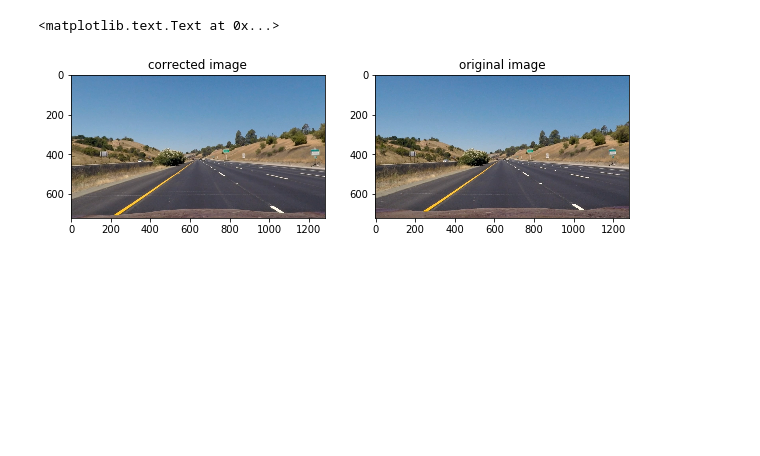
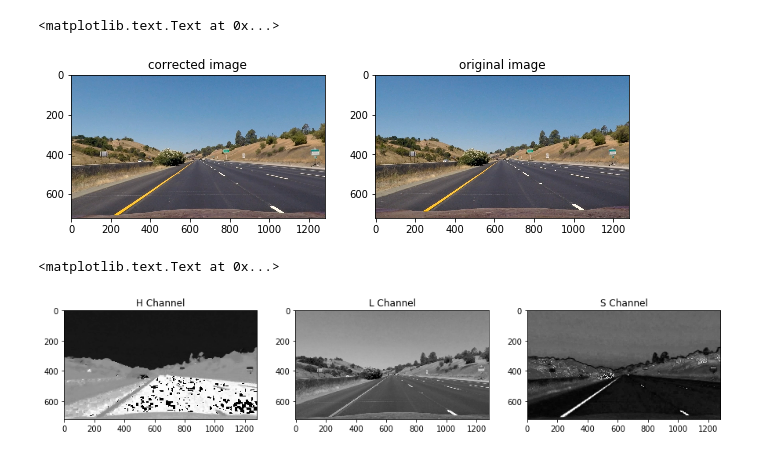
Before and after one commit to Aral-Sarrafi/Advanced_Lane_Finding, a Jupyter notebook: Advanced_Lane_Finding.ipynb, the cells around one changed output. Drawn from its saved outputs; the diff is of its cells as text; code cells hidden in the pictures; blank space fills up the shorter version.

```diff
--- a/Advanced_Lane_Finding.ipynb
+++ b/Advanced_Lane_Finding.ipynb
@@ -69,3 +69,25 @@ axs[1].set_title('original image')
 # %% [output]
 <matplotlib.text.Text at 0x...>
 [figure]
+# %%
+# Color Threshold on HLS(Hue, Lightness, saturation) images
+HLS_img = cv2.cvtColor(undist_image, cv2.COLOR_BGR2HLS)
+
+H_channel = HLS_img[:,:,0]
+L_channel = HLS_img[:,:,1]
+S_channel = HLS_img[:,:,2]
+# %%
+fig, axs = plt.subplots(1,3, figsize = (15,6))
+axs = axs.ravel()
+
+axs[0].imshow(H_channel, cmap = 'gray')
+axs[0].set_title('H Channel')
+
+axs[1].imshow(L_channel, cmap = 'gray')
+axs[1].set_title("L Channel")
+
+axs[2].imshow(S_channel, cmap = 'gray')
+axs[2].set_title('S Channel')
+# %% [output]
+<matplotlib.text.Text at 0x...>
+[figure, added]
```
Also changed, not shown: parts of 15 cells of this notebook.
